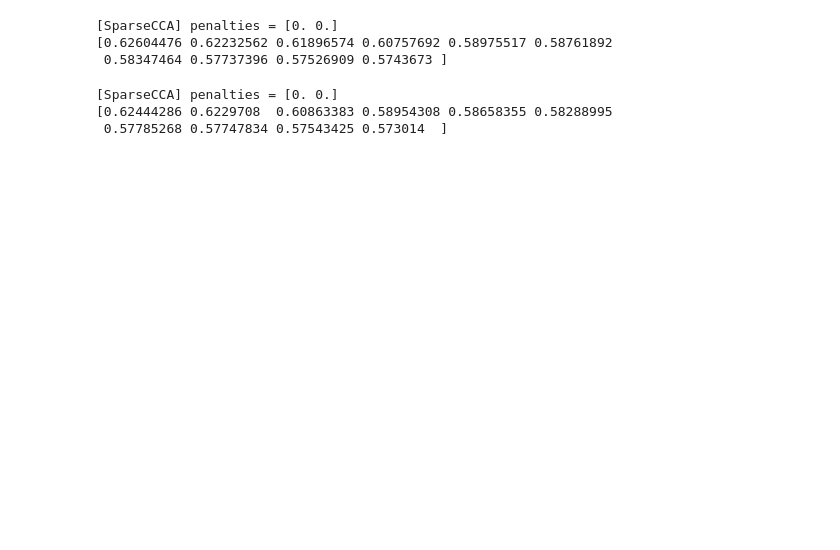
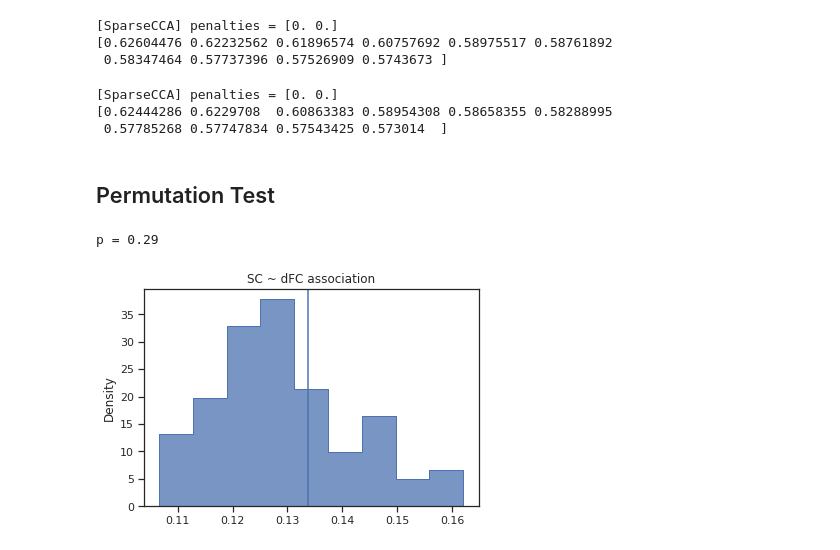
Before and after one commit to AKSoo/StructFunc, a Jupyter notebook: code/SparseCCA.ipynb, the cells around one changed output. Saved outputs shown, nothing was run; the diff lists cells and outputs as text; code cells hidden in the pictures; blank space fills up the shorter version.

Commit message:
permutation test lul

```diff
--- a/code/SparseCCA.ipynb
+++ b/code/SparseCCA.ipynb
@@ -125,7 +124,7 @@ from sklearn.model_selection import KFold
 # %%
-scca_SC = SparseCCA(n_components=10, scale=True, cv=KFold(),
-                    niter=100, verbose=True)
+scca_SC = SparseCCA(n_components=10, scale=True, verbose=True)
 
 scca_SC.fit(SC, dFC)
+joblib.dump(scca_SC, abcd.OUT_PATH / 'scca_SC.joblib')
 print(np.flip(np.sort(scca_SC.corrs_)))
 # %% [output]
@@ -134,6 +134,5 @@ print(np.flip(np.sort(scca_SC.corrs_)))
 # %%
-scca_FC = SparseCCA(n_components=10, scale=True, cv=KFold(),
-                    niter=100, verbose=True)
+scca_FC = SparseCCA(n_components=10, scale=True, verbose=True)
 
 scca_FC.fit(FC, dFC)
 joblib.dump(scca_FC, abcd.OUT_PATH / 'scca_FC.joblib')
@@ -143,8 +142,7 @@ print(np.flip(np.sort(scca_FC.corrs_)))
 [0.62604476 0.62232562 0.61896574 0.60757692 0.58975517 0.58761892
  0.58347464 0.57737396 0.57526909 0.5743673 ]
 # %%
-scca_FCSC = SparseCCA(n_components=10, scale=True, cv=KFold(),
-                      niter=100, verbose=True)
+scca_FCSC = SparseCCA(n_components=10, scale=True, verbose=True)
 
 scca_FCSC.fit(FCSC, dFC)
 joblib.dump(scca_FCSC, abcd.OUT_PATH / 'scca_FCSC.joblib')
@@ -153,3 +151,24 @@ print(np.flip(np.sort(scca_FCSC.corrs_)))
 [SparseCCA] penalties = [0. 0.]
 [0.62444286 0.6229708  0.60863383 0.58954308 0.58658355 0.58288995
  0.57785268 0.57747834 0.57543425 0.573014  ]
+# %% [markdown]
+## Permutation Test
+# %%
+def quick_scca(X, Y):
+    scca = SparseCCA(scale=True, optimize_penalties=False,
+                     penaltyxs=scca_SC.penaltyx_, penaltyys=scca_SC.penaltyy_)
+    scca.fit(X, Y)
+    return scca.corrs_[0]
+
+corr_distrib = permutation.permute_func(quick_scca, SC, dFC,
+                                        random_state=SEED, n_procs=4)
+# %%
+print('p =', ((corr_distrib >= scca_SC.corrs_.max()).sum() + 1) / (len(corr_distrib) + 1))
+
+ax = sns.histplot(corr_distrib, stat='density', element='step')
+ax.axvline(x=scca_SC.corrs_.max())
+ax.set_title('SC ~ dFC association')
+plt.show()
+# %% [output]
+p = 0.29
+[figure, added]
```
Also changed, not shown: parts of 5 cells of this notebook, 3 other files.
